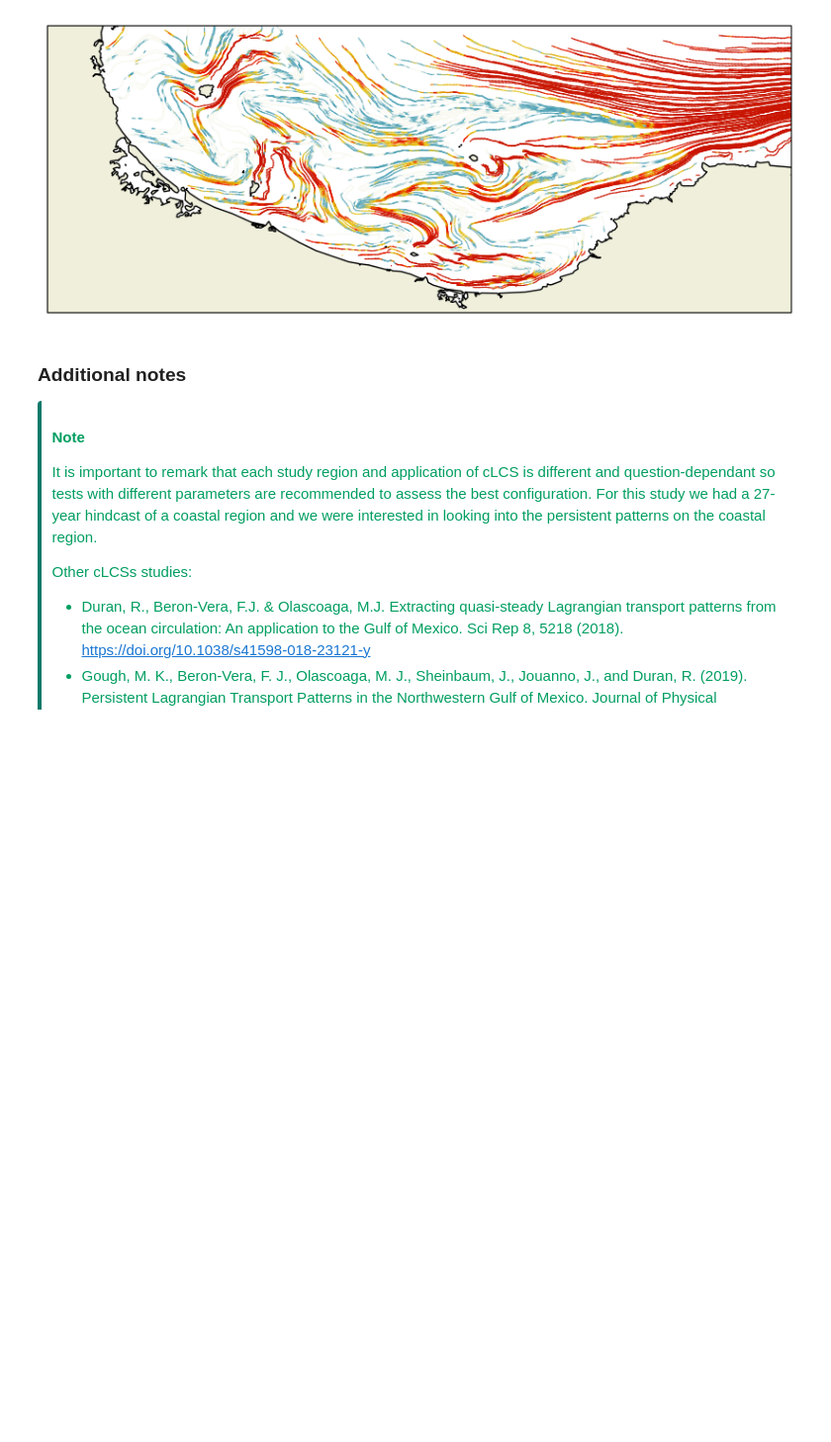
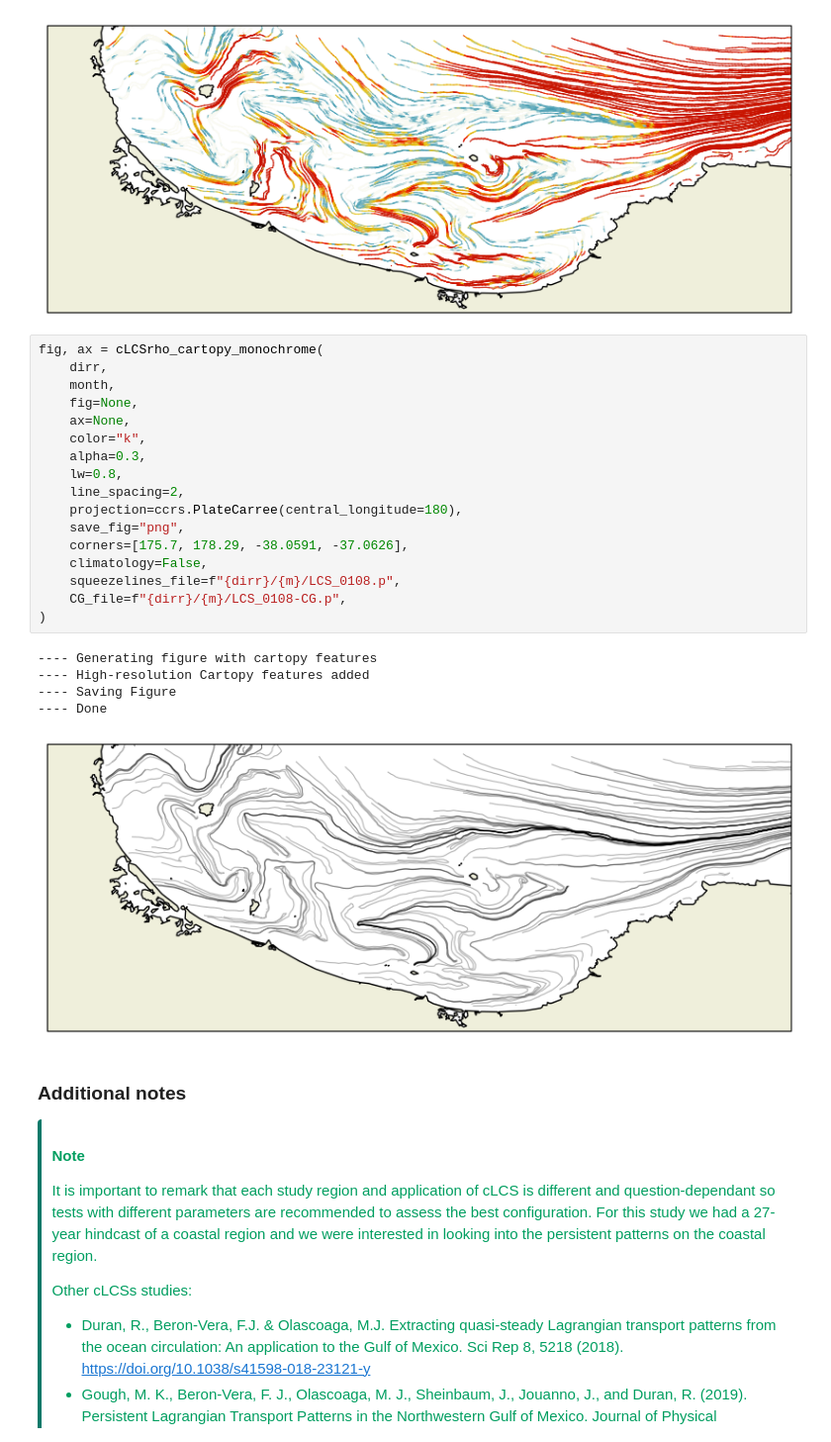
Before and after one commit to MireyaMMO/cLCS, a Jupyter notebook: examples/01_cLCS_complete_run.ipynb, the cells around one changed output. Shown at 99% size. Drawn from its saved outputs; the diff is of its cells as text; blank space fills up the shorter version.

```diff
--- a/examples/01_cLCS_complete_run.ipynb
+++ b/examples/01_cLCS_complete_run.ipynb
@@ -357,6 +358,29 @@ fig, ax = cLCSrho_cartopy_colour(
 ---- Saving Figure
 ---- Done
 [figure]
+# %%
+fig, ax = cLCSrho_cartopy_monochrome(
+    dirr,
+    month,
+    fig=None,
+    ax=None,
+    color="k",
+    alpha=0.3,
+    lw=0.8,
+    line_spacing=2,
+    projection=ccrs.PlateCarree(central_longitude=180),
+    save_fig="png",
+    corners=[175.7, 178.29, -38.0591, -37.0626],
+    climatology=False,
+    squeezelines_file=f"{dirr}/{m}/LCS_0108.p",
+    CG_file=f"{dirr}/{m}/LCS_0108-CG.p",
+)
+# %% [output]
+---- Generating figure with cartopy features
+---- High-resolution Cartopy features added
+---- Saving Figure
+---- Done
+[figure, added]
 # %% [markdown]
 ### Additional notes
 <div class="warning" style='padding:0.1em; background-color:#FFFFFF; color:#009E60; border-left: solid #097969 4px; border-radius: 4px; padding:0.7em;'>
```
Also changed, not shown: parts of 3 cells of this notebook.
